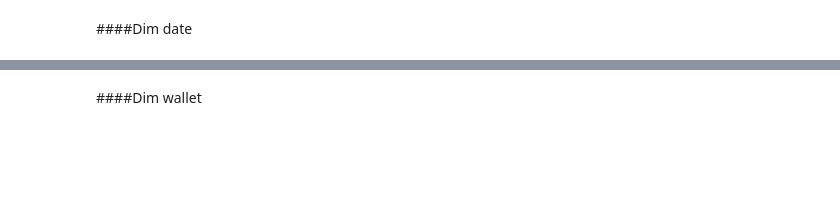
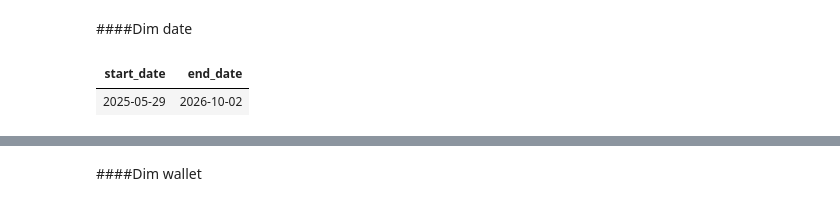
Before and after one commit to databygaurav/crypto-lakehouse-platform, a Jupyter notebook: databricks/03_gold/dimensions_gold.ipynb, the cells around one changed output, grey strips where cells are left out. Cells and saved outputs as stored; diff of their text form; code cells hidden in the pictures; blank space fills up the shorter version.

```diff
--- a/databricks/03_gold/dimensions_gold.ipynb
+++ b/databricks/03_gold/dimensions_gold.ipynb
@@ -208,7 +366,9 @@ date_source_df = spark.sql(
 
     UNION ALL
 
-    SELECT TO_DATE(COALESCE(completed_at, requested_at)) AS data_date
+    SELECT TO_DATE(
+        COALESCE(completed_at, requested_at)
+    ) AS data_date
     FROM {catalog}.{silver_schema}.binance_withdrawals
 
     UNION ALL
@@ -218,7 +378,10 @@ date_source_df = spark.sql(
 
     UNION ALL
 
-    SELECT TO_DATE(SUBSTRING(snapshot_id, 9, 8), 'yyyyMMdd') AS data_date
+    SELECT TO_DATE(
+        SUBSTRING(snapshot_id, 9, 8),
+        'yyyyMMdd'
+    ) AS data_date
     FROM {catalog}.{silver_schema}.binance_account_snapshots
 
     UNION ALL
@@ -240,34 +403,94 @@ date_source_df = spark.sql(
 
     SELECT TO_DATE(withdrawal_time) AS data_date
     FROM {catalog}.{silver_schema}.giottus_fiat_withdrawals
 
     UNION ALL
 
     SELECT TO_DATE(deposit_time) AS data_date
     FROM {catalog}.{silver_schema}.giottus_crypto_deposits
 
     UNION ALL
 
     SELECT TO_DATE(withdrawal_time) AS data_date
     FROM {catalog}.{silver_schema}.giottus_crypto_withdrawals
 
     UNION ALL
 
     SELECT TO_DATE(bronze_ingested_at) AS data_date
     FROM {catalog}.{silver_schema}.giottus_account_balances
+
+    UNION ALL
+
+    SELECT TO_DATE(trade_time) AS data_date
+    FROM {catalog}.{silver_schema}.coindcx_trades
+
+    UNION ALL
+
+    SELECT TO_DATE(deposit_time) AS data_date
+    FROM {catalog}.{silver_schema}.coindcx_fiat_deposits
+
+    UNION ALL
+
+    SELECT TO_DATE(withdrawal_time) AS data_date
+    FROM {catalog}.{silver_schema}.coindcx_fiat_withdrawals
+
+    UNION ALL
+
+    SELECT TO_DATE(deposit_time) AS data_date
+    FROM {catalog}.{silver_schema}.coindcx_crypto_deposits
+
+    UNION ALL
+
+    SELECT TO_DATE(withdrawal_time) AS data_date
+    FROM {catalog}.{silver_schema}.coindcx_crypto_withdrawals
+
+    UNION ALL
+
+    SELECT TO_DATE(bronze_ingested_at) AS data_date
+    FROM {catalog}.{silver_schema}.coindcx_account_balances
+
+    UNION ALL
+
+    SELECT TO_DATE(trade_time) AS data_date
+    FROM {catalog}.{silver_schema}.mudrex_trades
+
+    UNION ALL
+
+    SELECT TO_DATE(deposit_time) AS data_date
+    FROM {catalog}.{silver_schema}.mudrex_deposits
+
+    UNION ALL
+
+    SELECT TO_DATE(withdrawal_time) AS data_date
+    FROM {catalog}.{silver_schema}.mudrex_withdrawals
+
+    UNION ALL
+
+    SELECT TO_DATE(earn_time) AS data_date
+    FROM {catalog}.{silver_schema}.mudrex_earn_history
+
+    UNION ALL
+
+    SELECT TO_DATE(transaction_time) AS data_date
+    FROM {catalog}.{silver_schema}.mudrex_usdt_fund_transactions
     """
 )
 
 date_range_df = (
     date_source_df
-    .filter(col("data_date").isNotNull())
+    .filter(
+        col("data_date").isNotNull()
+    )
     .agg(
         min("data_date").alias("start_date"),
         max("data_date").alias("end_date")
     )
 )
 
 display(date_range_df)
+# %% [output]
+| start_date | end_date |
+| 2025-05-29 | 2026-10-02 |
 # %%
 dim_date_df = (
     date_range_df
```
Also changed, not shown: parts of 9 cells of this notebook, 18 other files.
